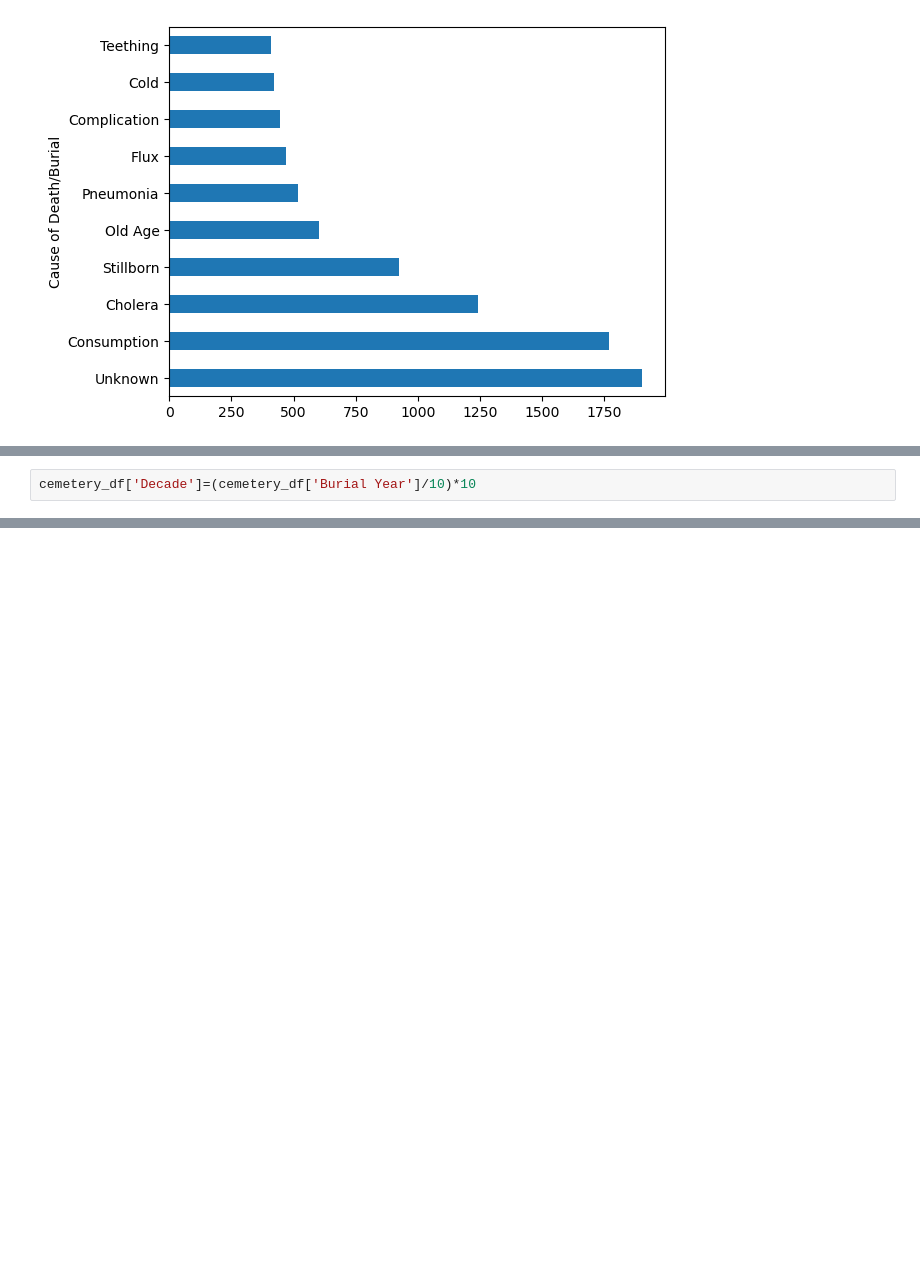
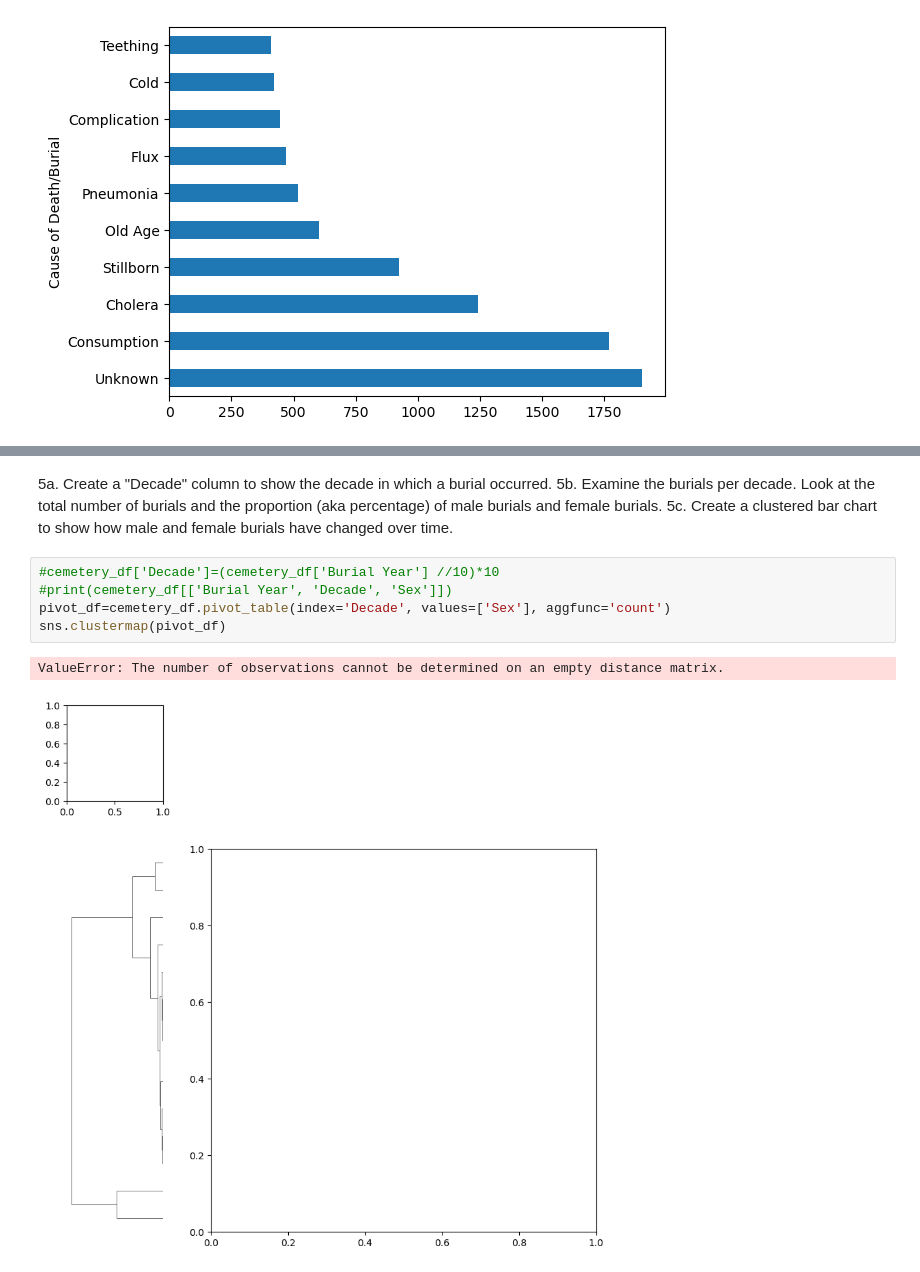
Before and after one commit to NSS-Data-Analytics-Cohort-10/advanced-pandas-antoinette-anderson, a Jupyter notebook: notebook/Nashville_City_Cemetery .ipynb, the cells around one changed output, grey strips where cells are left out. Saved outputs shown, nothing was run; the diff lists cells and outputs as text; blank space fills up the shorter version.

```diff
--- a/notebook/Nashville_City_Cemetery .ipynb
+++ b/notebook/Nashville_City_Cemetery .ipynb
@@ -172,2 +128,0 @@ pd.crosstab(cemetery_years['Burial Year'].astype(int), cemetery_months['Burial M
-# %%
-cemetery_df['Decade']=(cemetery_df['Burial Year']/10)*10
@@ -173,0 +168,12 @@ cemetery_df['Decade']=(cemetery_df['Burial Year']/10)*10
+# %% [markdown]
+5a. Create a "Decade" column to show the decade in which a burial occurred.
+5b. Examine the burials per decade. Look at the total number of burials and the proportion (aka percentage) of male burials and female burials.
+5c. Create a clustered bar chart to show how male and female burials have changed over time.
+# %%
+#cemetery_df['Decade']=(cemetery_df['Burial Year'] //10)*10
+#print(cemetery_df[['Burial Year', 'Decade', 'Sex']])
+pivot_df=cemetery_df.pivot_table(index='Decade', values=['Sex'], aggfunc='count')
+sns.clustermap(pivot_df)
+# %% [output]
+ValueError: The number of observations cannot be determined on an empty distance matrix.
+[figure, added]
```
Also changed, not shown: parts of 9 cells of this notebook.
